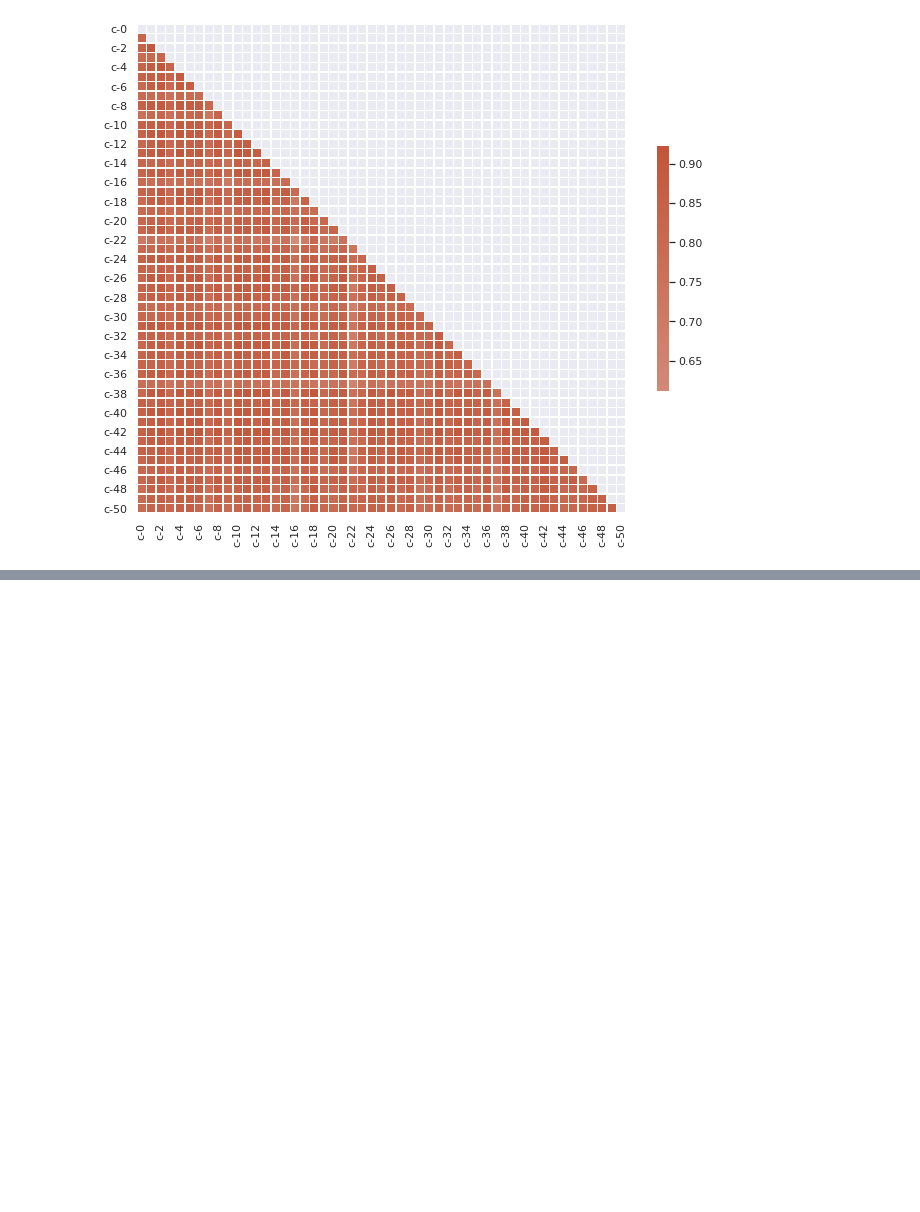
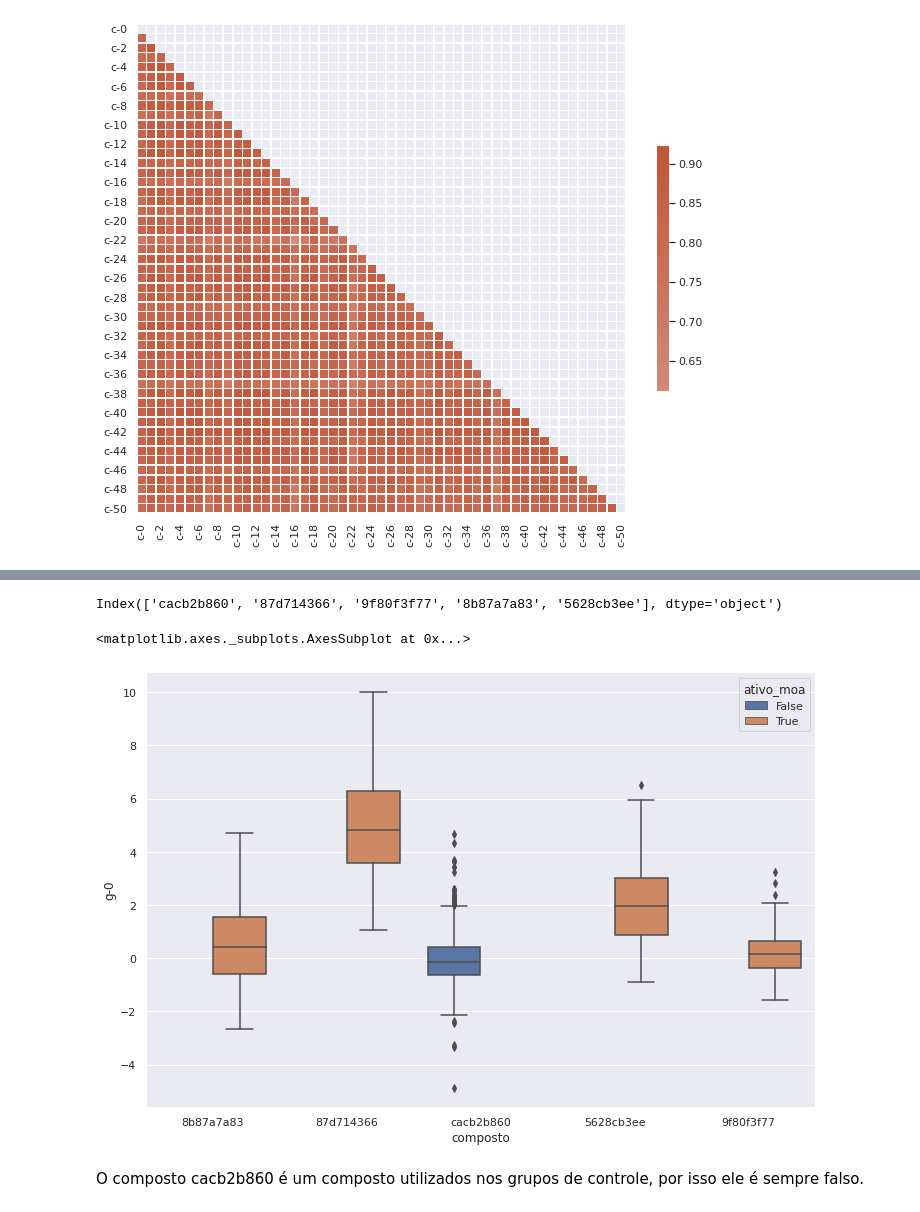
Before and after one commit to Ni-cole17/Imersao-DataScienceAlura, a Jupyter notebook: Aula1_Caderno_Alura.ipynb, the cells around one changed output, grey strips where cells are left out. Cells and saved outputs as stored; diff of their text form; code cells hidden in the pictures; blank space fills up the shorter version.

```diff
--- a/Aula1_Caderno_Alura.ipynb
+++ b/Aula1_Caderno_Alura.ipynb
@@ -479,0 +490,3 @@ sns.heatmap(corr_celular, mask=mask, cmap=cmap, center=0,square=True, linewidths
+# %%
+dados_result = pd.read_csv('https://github.com/alura-cursos/imersaodados3/blob/main/dados/dados_resultados.csv?raw=true')
+dados_result.head()
@@ -479,0 +626,5 @@ sns.heatmap(corr_celular, mask=mask, cmap=cmap, center=0,square=True, linewidths
+# %%
+dados_result['n_moa'] = dados_result.drop('id',axis = 1).sum(axis = 1)
+# %%
+dados_result['ativo_moa'] = (dados_result['n_moa'] != 0)
+dados_result.head()
@@ -479,0 +639,3 @@ sns.heatmap(corr_celular, mask=mask, cmap=cmap, center=0,square=True, linewidths
+# %%
+dados_combinados = pd.merge(dados, dados_result[['id','n_moa','ativo_moa']], on = 'id')
+dados_combinados.head()
@@ -479,0 +704,13 @@ sns.heatmap(corr_celular, mask=mask, cmap=cmap, center=0,square=True, linewidths
+# %%
+compostos_principais = dados_combinados['composto'].value_counts().index[:5]
+compostos_principais
+# %% [output]
+Index(['cacb2b860', '87d714366', '9f80f3f77', '8b87a7a83', '5628cb3ee'], dtype='object')
+# %%
+plt.figure(figsize=(12,8))
+sns.boxplot(data = dados_combinados.query('composto in @compostos_principais'), y = 'g-0', x = 'composto', hue='ativo_moa')
+# %% [output]
+<matplotlib.axes._subplots.AxesSubplot at 0x...>
+[figure, added]
+# %% [markdown]
+O composto cacb2b860 é um composto utilizados nos grupos de controle, por isso ele é sempre falso.
```
Also changed, not shown: parts of 26 cells of this notebook.
